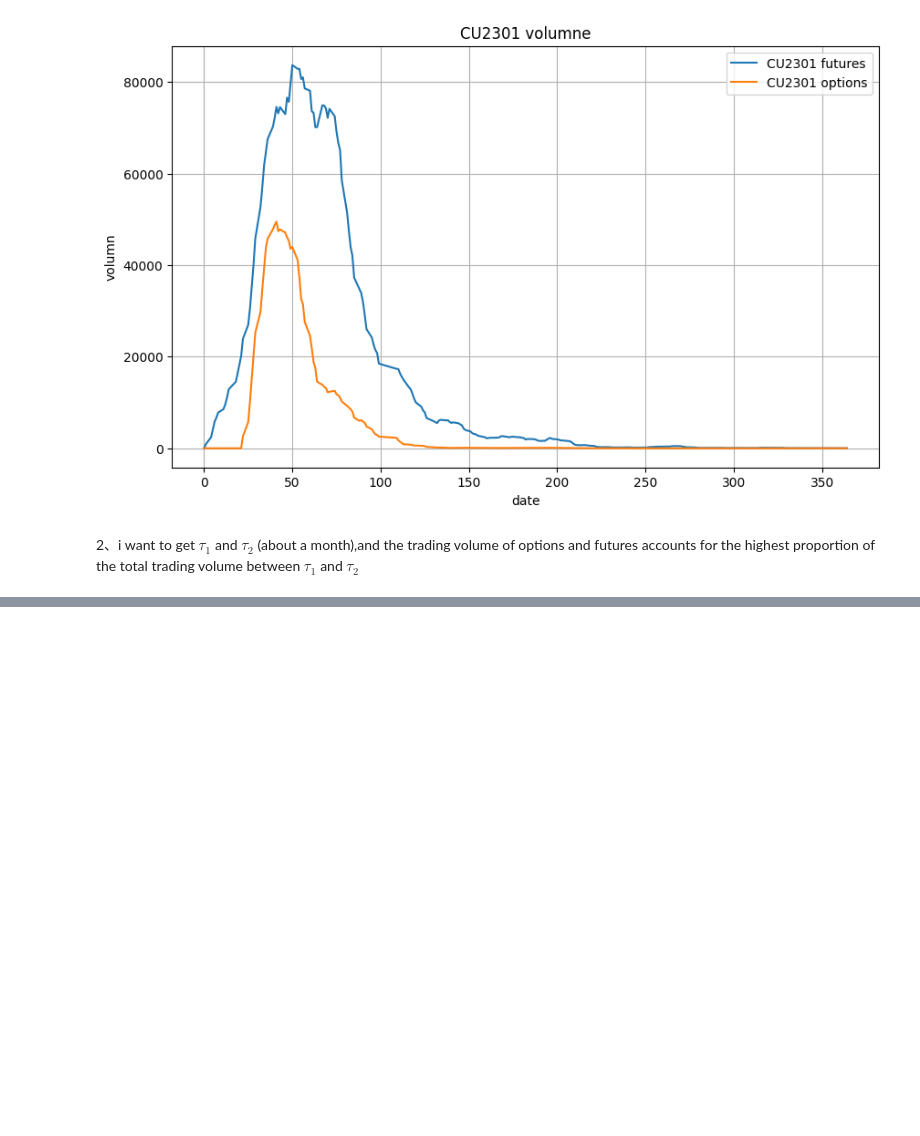
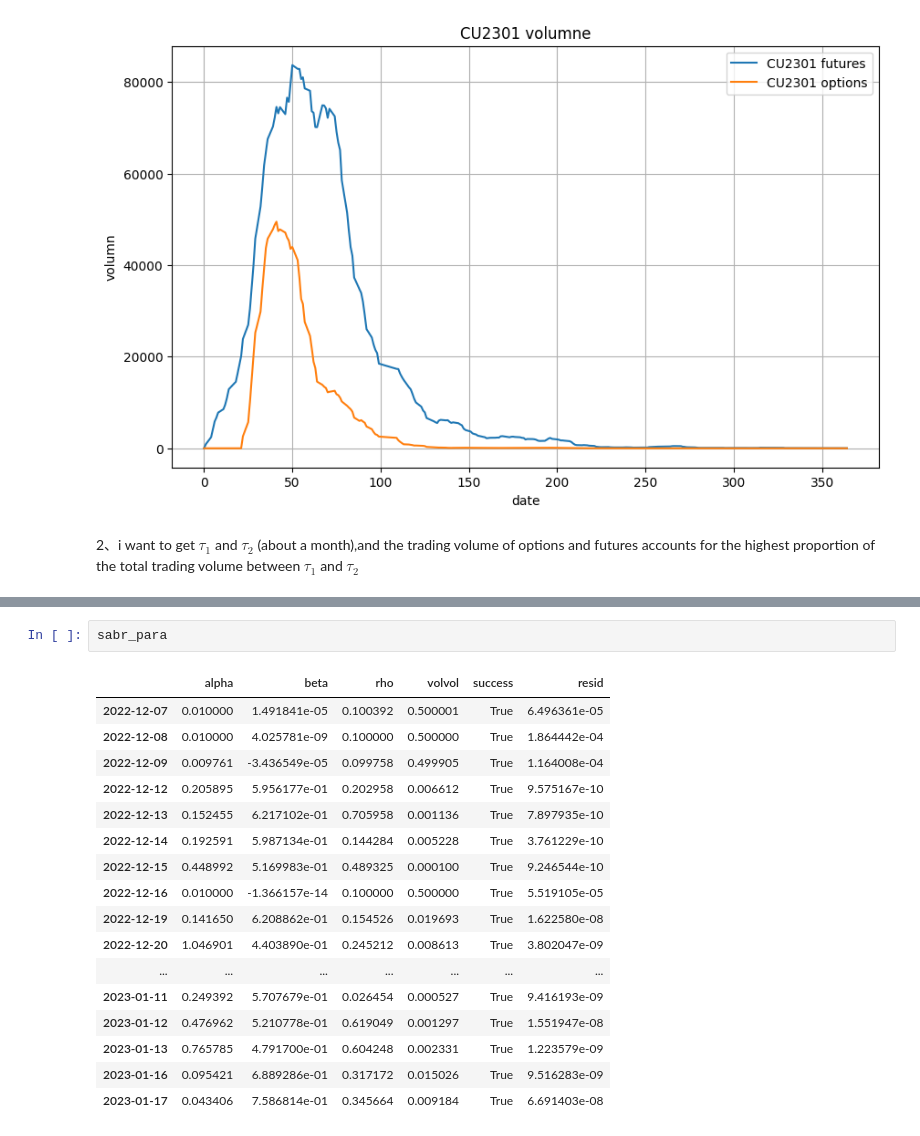
Before and after one commit to alvinonmars/Quantitative-internship, a Jupyter notebook: 毕业设计/code/predict.ipynb, the cells around one changed output, grey strips where cells are left out. Drawn from its saved outputs; the diff is of its cells as text; blank space fills up the shorter version.

```diff
--- a/毕业设计/code/predict.ipynb
+++ b/毕业设计/code/predict.ipynb
@@ -131,0 +297,20 @@ liquid.plot_two()
+# %%
+sabr_para
+# %% [output]
+|  | alpha | beta | rho | volvol | success | resid |
+| 2022-12-07 | 0.010000 | 1.491841e-05 | 0.100392 | 0.500001 | True | 6.496361e-05 |
+| 2022-12-08 | 0.010000 | 4.025781e-09 | 0.100000 | 0.500000 | True | 1.864442e-04 |
+| 2022-12-09 | 0.009761 | -3.436549e-05 | 0.099758 | 0.499905 | True | 1.164008e-04 |
+| 2022-12-12 | 0.205895 | 5.956177e-01 | 0.202958 | 0.006612 | True | 9.575167e-10 |
+| 2022-12-13 | 0.152455 | 6.217102e-01 | 0.705958 | 0.001136 | True | 7.897935e-10 |
+| 2022-12-14 | 0.192591 | 5.987134e-01 | 0.144284 | 0.005228 | True | 3.761229e-10 |
+| 2022-12-15 | 0.448992 | 5.169983e-01 | 0.489325 | 0.000100 | True | 9.246544e-10 |
+| 2022-12-16 | 0.010000 | -1.366157e-14 | 0.100000 | 0.500000 | True | 5.519105e-05 |
+| 2022-12-19 | 0.141650 | 6.208862e-01 | 0.154526 | 0.019693 | True | 1.622580e-08 |
+| 2022-12-20 | 1.046901 | 4.403890e-01 | 0.245212 | 0.008613 | True | 3.802047e-09 |
+| ... | ... | ... | ... | ... | ... | ... |
+| 2023-01-11 | 0.249392 | 5.707679e-01 | 0.026454 | 0.000527 | True | 9.416193e-09 |
+| 2023-01-12 | 0.476962 | 5.210778e-01 | 0.619049 | 0.001297 | True | 1.551947e-08 |
+| 2023-01-13 | 0.765785 | 4.791700e-01 | 0.604248 | 0.002331 | True | 1.223579e-09 |
+| 2023-01-16 | 0.095421 | 6.889286e-01 | 0.317172 | 0.015026 | True | 9.516283e-09 |
+| 2023-01-17 | 0.043406 | 7.586814e-01 | 0.345664 | 0.009184 | True | 6.691403e-08 |
```
Also changed, not shown: parts of 14 cells of this notebook, 1 other file.
